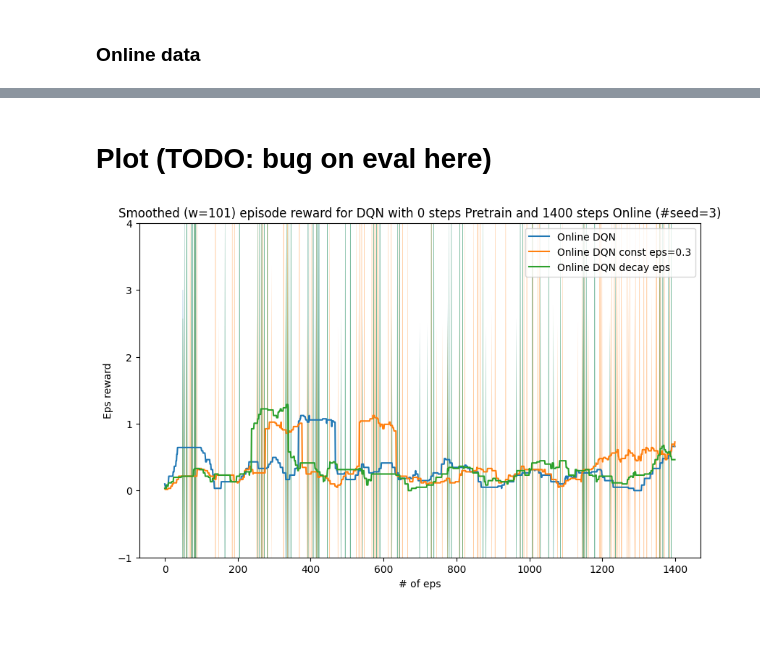
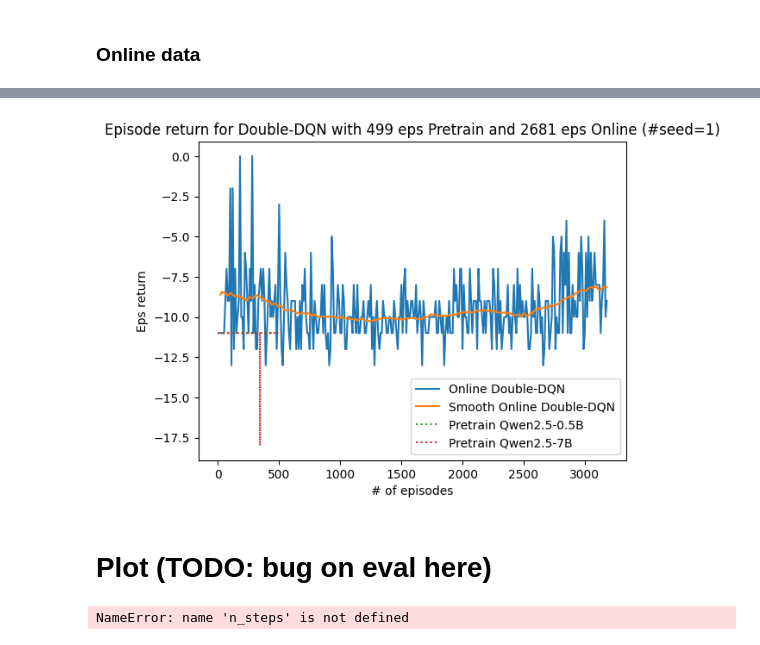
Before and after one commit to duongnhatthang/LlamaGym, a Jupyter notebook: visualization_atari.ipynb, the cells around one changed output, grey strips where cells are left out. Drawn from its saved outputs; the diff is of its cells as text; code cells hidden in the pictures.

Commit message:
Add online data visualization code. Need to figure out the bugs in atari.py

```diff
--- a/visualization_atari.ipynb
+++ b/visualization_atari.ipynb
@@ -169,3 +186,13 @@ Qwen_7B_avg = np.ones(n_pretrain_eps + n_online_eps) * np.mean(Qwen_7B_rewards)
+# %%
+# Online data
+# Read the CSV file
+online_data = pd.read_csv("d3rlpy_logs/DoubleDQN_online_20250401200220/evaluation.csv")
+
+# Extract the second and third columns as "steps" and "returns"
+online_steps = online_data.iloc[:, 1].to_numpy()
+online_eps = online_steps/500
+online_eps = online_eps.astype(int)
+online_returns = online_data.iloc[:, 2].to_numpy()
 # %% [markdown]
 ### Some optinal validation code
 # %%
@@ -264,15 +245,40 @@ Empty buffer (just Online training)!
+# %%
+def moving_average(data, window_size):
+    """Compute moving average using convolution."""
+    window = np.ones(window_size) / window_size
+    # return np.convolve(data, window, mode='valid')
+    half_window = window_size // 2
+    new_data = np.pad(data, (half_window, half_window), mode='reflect')  # Pad data to handle edges
+    return np.convolve(new_data, window, mode='valid')
+
+x = range(n_pretrain_eps + n_online_eps)
+window_size = 51  # Must be an odd number
+onl_y_smooth = moving_average(online_returns, window_size)
+
+plt.plot(online_eps, online_returns, label='Online Double-DQN')
+plt.plot(online_eps, onl_y_smooth, label='Smooth Online Double-DQN')
+
+plt.plot(Qwen_small_rewards, label='Pretrain Qwen2.5-0.5B', linestyle=':')
+# plt.plot(rand_avg, label='Pretrain Random', linestyle=':')
+plt.plot(Qwen_7B_rewards, label='Pretrain Qwen2.5-7B', linestyle=':')
+
+# Customize the plot
+plt.title(f'Episode return for Double-DQN with {n_pretrain_eps} eps Pretrain and {n_online_eps} eps Online (#seed={1})')
+plt.xlabel('# of episodes')
+plt.ylabel('Eps return')
+# plt.ylim(-1, 4)
+plt.legend()
+# plt.grid(True)
+
+# Show the plot
+plt.show()
+# %% [output]
+[figure, added]
 # %% [markdown]
 # Plot (TODO: bug on eval here)
 # %%
-x = range(n_steps)
-# x = range(n_pretrain_eps + n_online_eps)
-def moving_average(data, window_size):
-    """Compute moving average using convolution."""
-    window = np.ones(window_size) / window_size
-    # return np.convolve(data, window, mode='valid')
-    half_window = window_size // 2
-    new_data = np.pad(data, (half_window, half_window), mode='reflect')  # Pad data to handle edges
-    return np.convolve(new_data, window, mode='valid')
+# x = range(n_steps)
+x = range(n_pretrain_eps + n_online_eps)
 
 # mean_llama_LORO = np.mean(llama_LORO_rewards, axis = 1)
 # std_llama_LORO = np.std(llama_LORO_rewards, axis = 1)
@@ -338,4 +344,4 @@ plt.legend()
 # Show the plot
 plt.show()
 # %% [output]
-[figure, removed]
+NameError: name 'n_steps' is not defined
```
Also changed, not shown: parts of 6 cells of this notebook, 3 other files.
